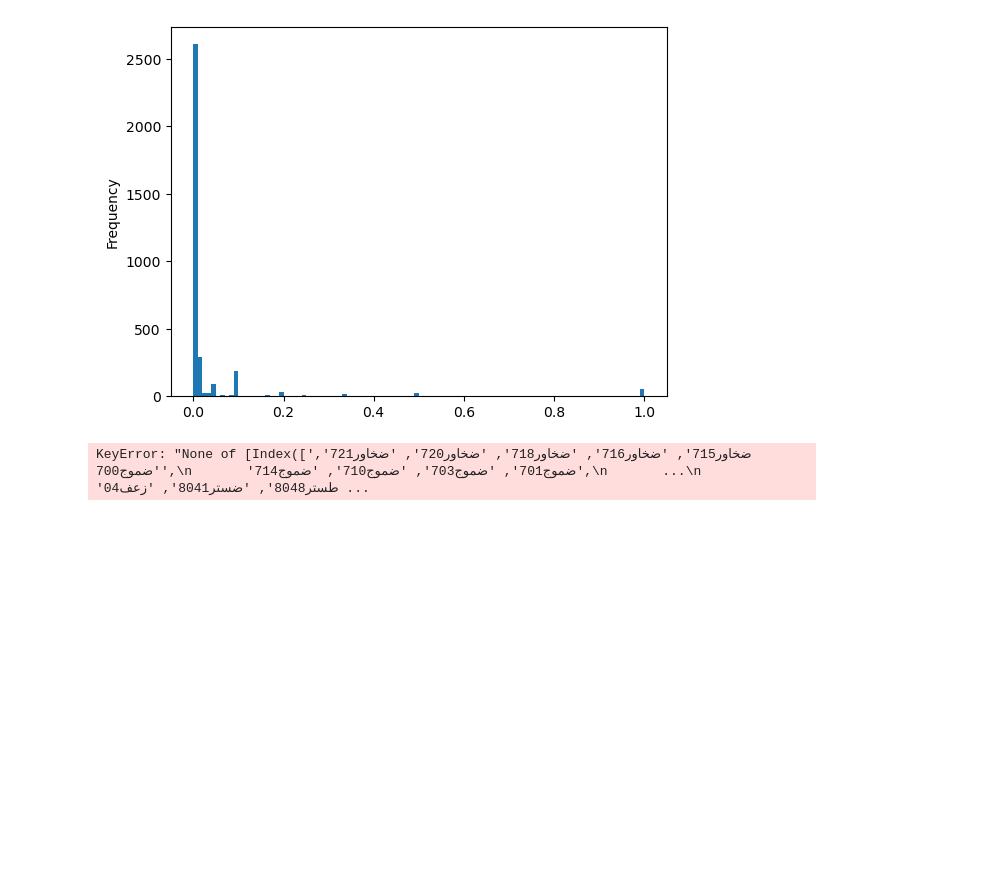
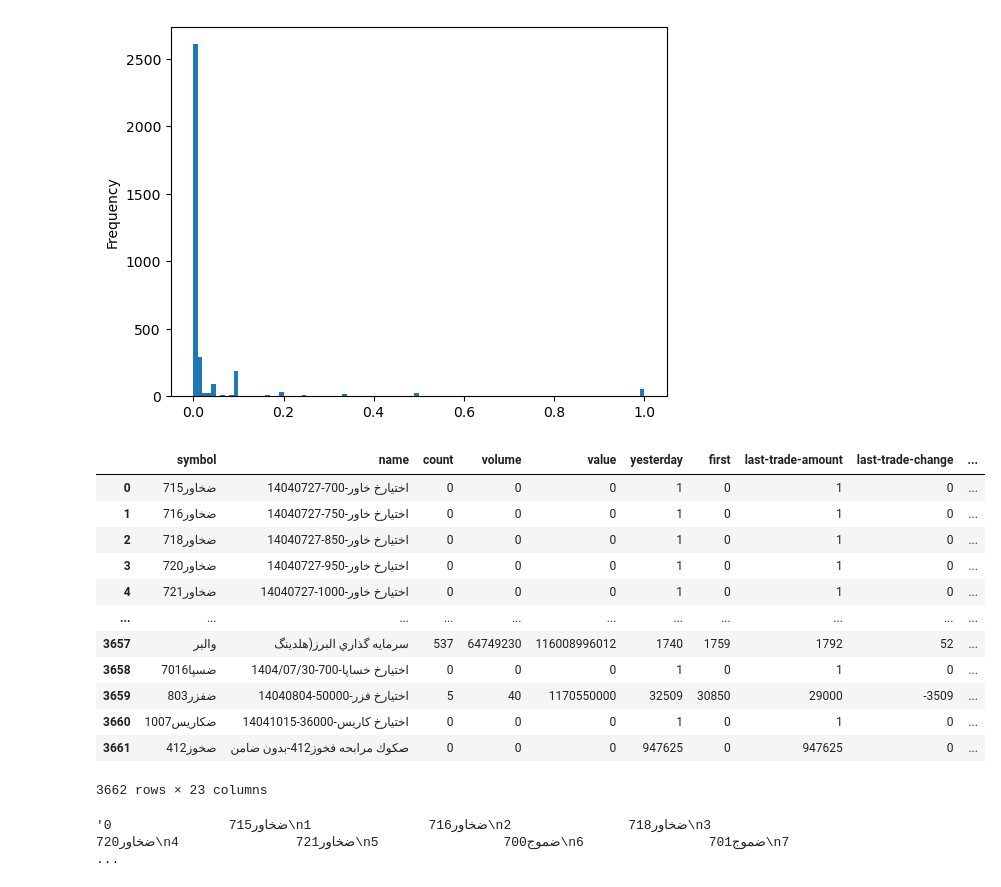
Before and after one commit to hamii93/bours_ir, a Jupyter notebook: src/market_clean.ipynb, the cells around one changed output. Drawn from its saved outputs; the diff is of its cells as text; code cells hidden in the pictures; blank space fills up the shorter version.

```diff
--- a/src/market_clean.ipynb
+++ b/src/market_clean.ipynb
@@ -309,7 +309,23 @@ top_buy.plot(kind='hist', bins=100)
 # %% [output]
 <Axes: ylabel='Frequency'>
 [figure]
-# %%
-market[market['symbol']].to_string()
-# %% [output]
-KeyError: "None of [Index(['ضخاور715', 'ضخاور716', 'ضخاور718', 'ضخاور720', 'ضخاور721', 'ضموج700',\n       'ضموج701', 'ضموج703', 'ضموج710', 'ضموج714',\n       ...\n       'طستر8048', 'ضستر8041', 'زعف04 ...
+# %%
+market
+# %% [output]
+|  | symbol | name | count | volume | value | yesterday | first | last-trade-amount | last-trade-change | ... |
+| 0 | ضخاور715 | اختيارخ خاور-700-14040727 | 0 | 0 | 0 | 1 | 0 | 1 | 0 | ... |
+| 1 | ضخاور716 | اختيارخ خاور-750-14040727 | 0 | 0 | 0 | 1 | 0 | 1 | 0 | ... |
+| 2 | ضخاور718 | اختيارخ خاور-850-14040727 | 0 | 0 | 0 | 1 | 0 | 1 | 0 | ... |
+| 3 | ضخاور720 | اختيارخ خاور-950-14040727 | 0 | 0 | 0 | 1 | 0 | 1 | 0 | ... |
+| 4 | ضخاور721 | اختيارخ خاور-1000-14040727 | 0 | 0 | 0 | 1 | 0 | 1 | 0 | ... |
+| ... | ... | ... | ... | ... | ... | ... | ... | ... | ... | ... |
+| 3657 | والبر | سرمايه‌ گذاري‌ البرز(هلدينگ‌ | 537 | 64749230 | 116008996012 | 1740 | 1759 | 1792 | 52 | ... |
+| 3658 | ضسپا7016 | اختيارخ خساپا-700-1404/07/30 | 0 | 0 | 0 | 1 | 0 | 1 | 0 | ... |
+| 3659 | ضفزر803 | اختيارخ فزر-50000-14040804 | 5 | 40 | 1170550000 | 32509 | 30850 | 29000 | -3509 | ... |
+| 3660 | ضكاريس1007 | اختيارخ كاريس-36000-14041015 | 0 | 0 | 0 | 1 | 0 | 1 | 0 | ... |
+| 3661 | صخوز412 | صكوك مرابحه فخوز412-بدون ضامن | 0 | 0 | 0 | 947625 | 0 | 947625 | 0 | ... |
+3662 rows × 23 columns
+# %%
+market['symbol'].to_string()
+# %% [output]
+'0               ضخاور715\n1               ضخاور716\n2               ضخاور718\n3               ضخاور720\n4               ضخاور721\n5                ضموج700\n6                ضموج701\n7                 ...
```
